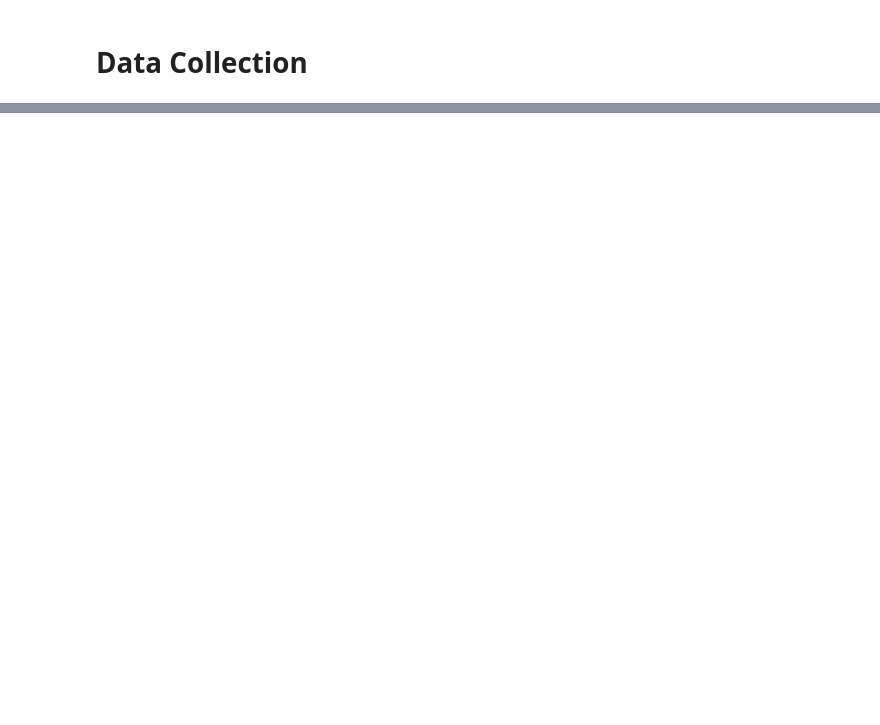
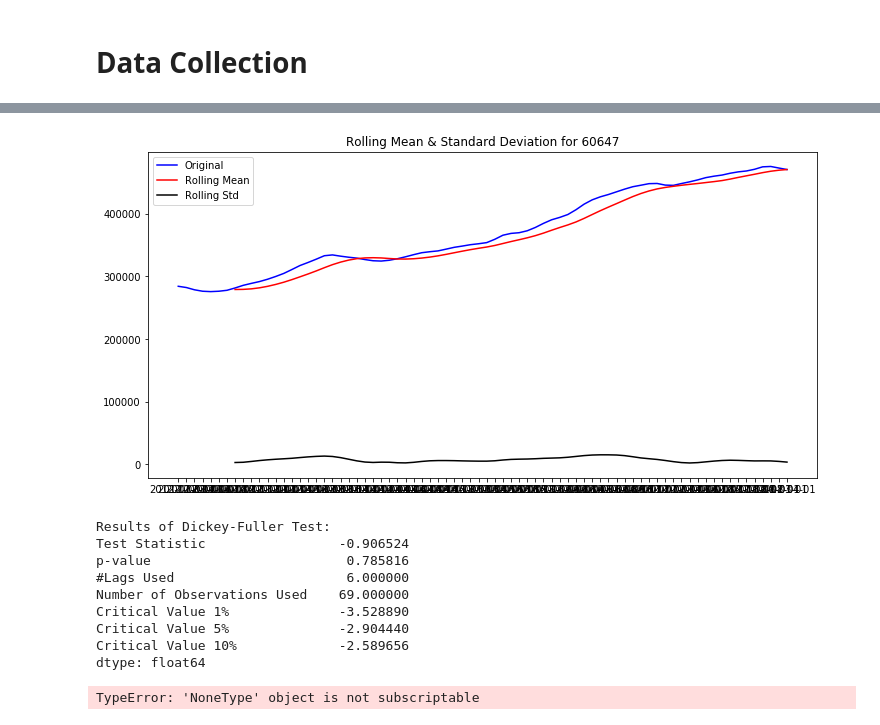
Before and after one commit to AdamBlomfield/mod_4_project, a Jupyter notebook: notebooks/ab_mod_4.ipynb, the cells around one changed output, grey strips where cells are left out. Saved outputs shown, nothing was run; the diff lists cells and outputs as text; code cells hidden in the pictures; blank space fills up the shorter version.

```diff
--- a/notebooks/ab_mod_4.ipynb
+++ b/notebooks/ab_mod_4.ipynb
@@ -82,0 +359,7 @@ zillow_df.head()
+# %%
+# change to relative values
+zillow_df_relative
+for column in list(zillow_df.columns):
+    col_year_1 = zillow_df[column][0]
+    for row in rows:
+    zillow_df_relative[column] = ()
@@ -82,0 +586,27 @@ zillow_df.head()
+# %%
+def stationarity_check(TS, column, plot_mean=True, plot_std=True):
+    '''Outputs a plot of the Rolling Mean and prints results of the Dickey-Fuller Test
+       TS: Time Series, this is the dataframe from which you are pulling your information
+       column: This is the column within the TS that you are interested in, e.g. the zipcode or stock ticker'''
+    # Calculate rolling statistics
+    rolmean = TS[column].rolling(window = 8, center = False).mean()
+    rolstd = TS[column].rolling(window = 8, center = False).std()
+    # Perform the Dickey Fuller Test
+    dftest = adfuller(TS[column]) # change the passengers column as required
+    #Plot rolling statistics:
+    fig = plt.figure(figsize=(12,6))
+    orig = plt.plot(TS[column], color='blue',label='Original')
+    mean = plt.plot(rolmean, color='red', label='Rolling Mean')
+    std = plt.plot(rolstd, color='black', label = 'Rolling Std')
+    plt.legend(loc='best')
+    plt.title('Rolling Mean & Standard Deviation for {}'.format(column))
+    plt.show(block=False)
+    # Print Dickey-Fuller test results
+    print ('Results of Dickey-Fuller Test:')
+
+    dfoutput = pd.Series(dftest[0:4], index=['Test Statistic','p-value','#Lags Used','Number of Observations Used'])
+    for key,value in dftest[4].items():
+        dfoutput['Critical Value {}'.format(key)] = value
+    print (dfoutput)
+
+    return None
@@ -82,0 +635,14 @@ zillow_df.head()
+# %%
+stationarity_check(temp_df['2012':], '60647')
+# %% [output]
+[figure, added]
+Results of Dickey-Fuller Test:
+Test Statistic                 -0.906524
+p-value                         0.785816
+#Lags Used                      6.000000
+Number of Observations Used    69.000000
+Critical Value 1%              -3.528890
+Critical Value 5%              -2.904440
+Critical Value 10%             -2.589656
+dtype: float64
+TypeError: 'NoneType' object is not subscriptable
```
Also changed, not shown: parts of 78 cells of this notebook, 2 other files.
